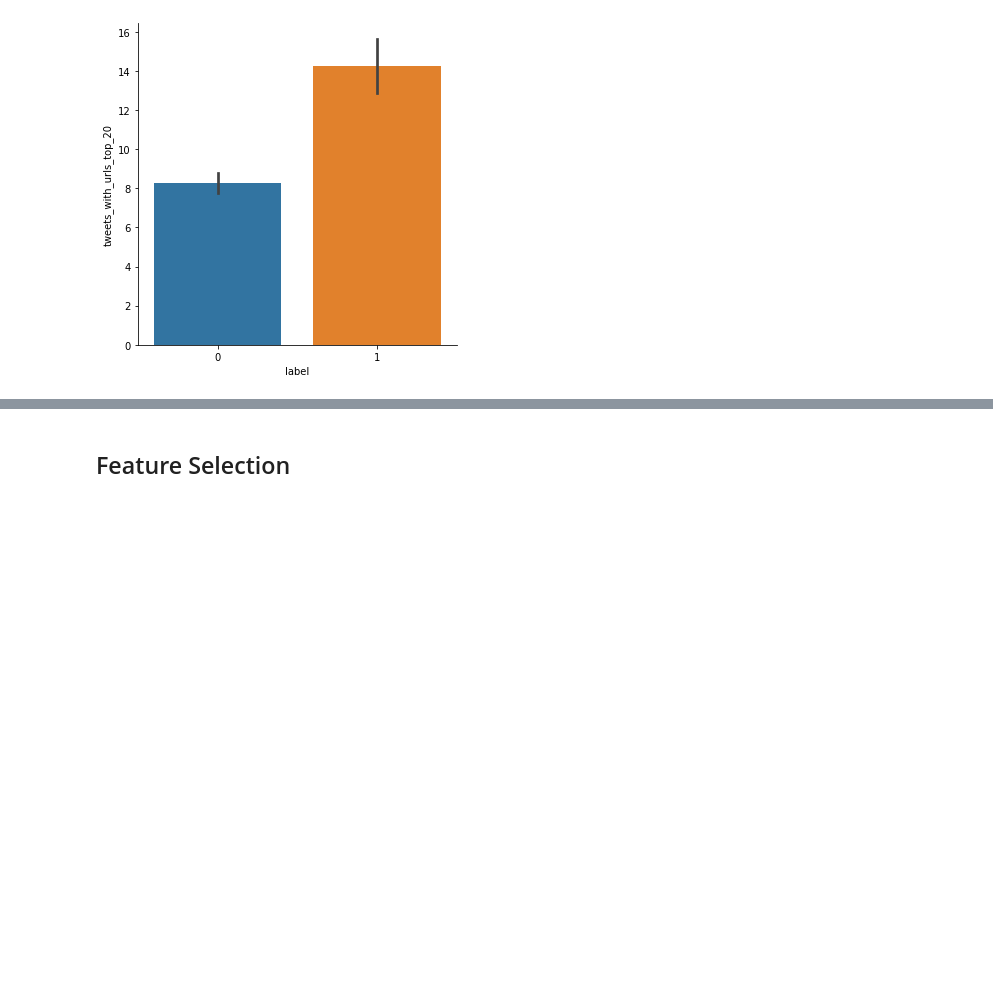
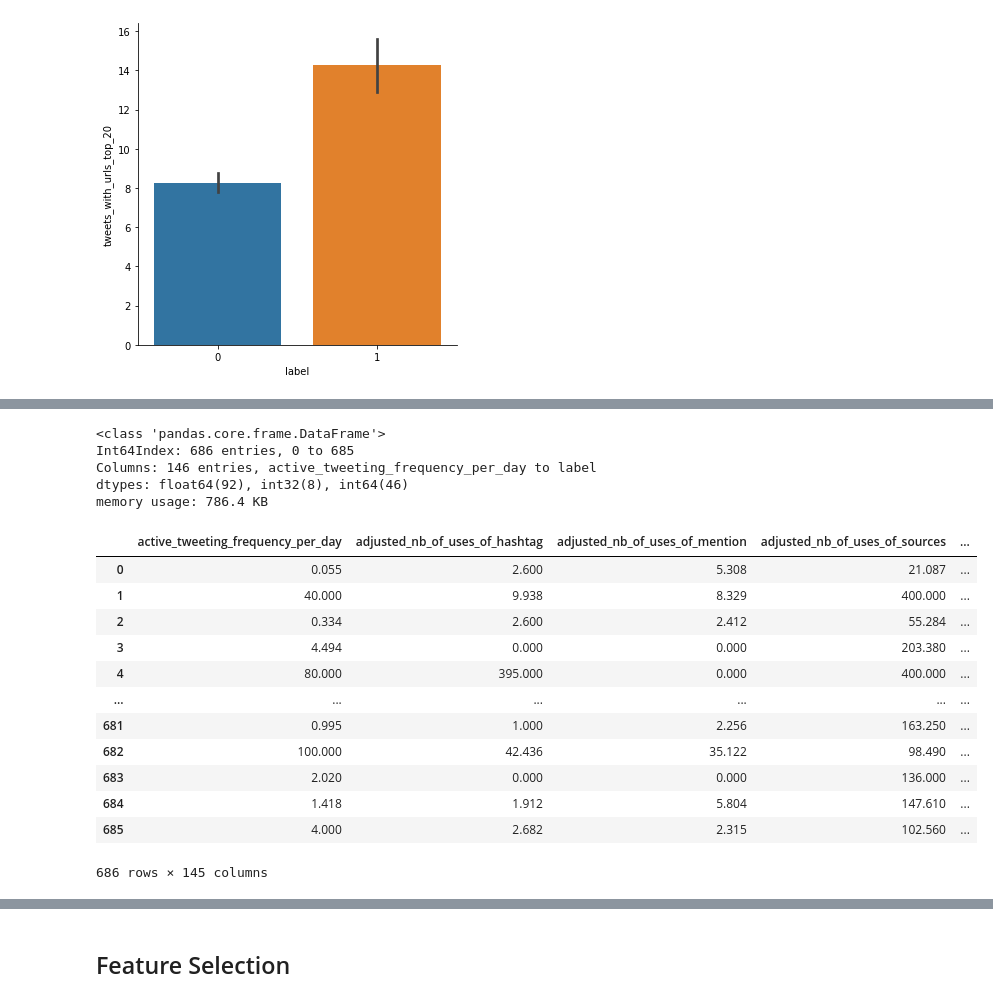
Before and after one commit to AbouOpenSource/Twitter-Analysis, a Jupyter notebook: main.ipynb, the cells around one changed output, grey strips where cells are left out. Drawn from its saved outputs; the diff is of its cells as text; code cells hidden in the pictures; blank space fills up the shorter version.

```diff
--- a/main.ipynb
+++ b/main.ipynb
@@ -218,0 +364,26 @@ sb.pairplot(data = users, hue="species")
+# %%
+users.info()
+# %% [output]
+<class 'pandas.core.frame.DataFrame'>
+Int64Index: 686 entries, 0 to 685
+Columns: 146 entries, active_tweeting_frequency_per_day to label
+dtypes: float64(92), int32(8), int64(46)
+memory usage: 786.4 KB
+# %%
+# features
+X = users.iloc[:,0:145]
+X
+# %% [output]
+|  | active_tweeting_frequency_per_day | adjusted_nb_of_uses_of_hashtag | adjusted_nb_of_uses_of_mention | adjusted_nb_of_uses_of_sources | ... |
+| 0 | 0.055 | 2.600 | 5.308 | 21.087 | ... |
+| 1 | 40.000 | 9.938 | 8.329 | 400.000 | ... |
+| 2 | 0.334 | 2.600 | 2.412 | 55.284 | ... |
+| 3 | 4.494 | 0.000 | 0.000 | 203.380 | ... |
+| 4 | 80.000 | 395.000 | 0.000 | 400.000 | ... |
+| ... | ... | ... | ... | ... | ... |
+| 681 | 0.995 | 1.000 | 2.256 | 163.250 | ... |
+| 682 | 100.000 | 42.436 | 35.122 | 98.490 | ... |
+| 683 | 2.020 | 0.000 | 0.000 | 136.000 | ... |
+| 684 | 1.418 | 1.912 | 5.804 | 147.610 | ... |
+| 685 | 4.000 | 2.682 | 2.315 | 102.560 | ... |
+686 rows × 145 columns
```
Also changed, not shown: parts of 17 cells of this notebook.
